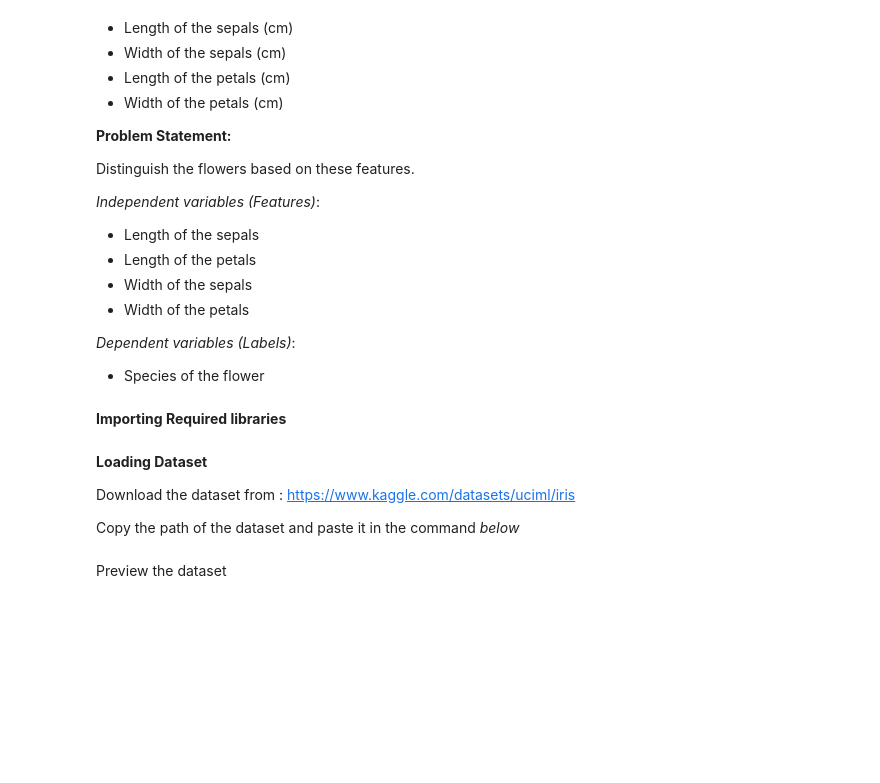
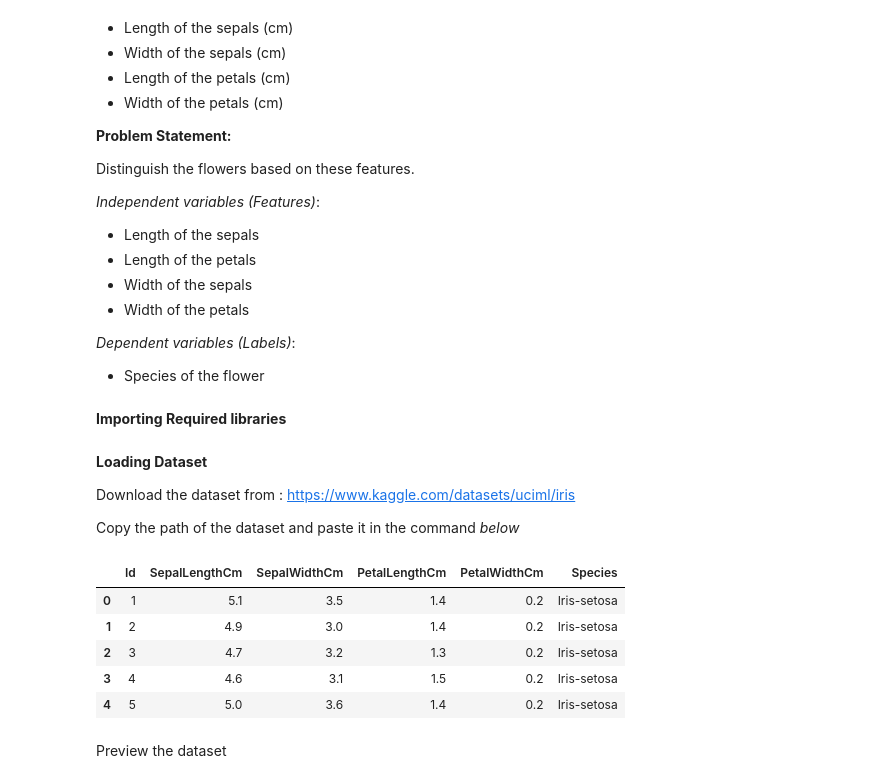
Before and after one commit to AshAndEmbers/Week2-DataPreprocessing, a Jupyter notebook: Week 2.ipynb, the cells around one changed output. Saved outputs shown, nothing was run; the diff lists cells and outputs as text; code cells hidden in the pictures; blank space fills up the shorter version.

```diff
--- a/Week 2.ipynb
+++ b/Week 2.ipynb
@@ -257,3 +183,23 @@ dataset_1 = pd.read_csv('/content/drive/MyDrive/Tutorials/Datasets/Iris.csv')
+# %%
+# The local folder path where kagglehub saved the dataset
+kaggle_path = '/Users/Aasmaa/.cache/kagglehub/datasets/uciml/iris/versions/2'
+
+# Combine the folder path with the actual filename
+# Note: Kaggle datasets are usually named 'Iris.csv' or 'iris.csv'
+file_path = os.path.join(kaggle_path, 'Iris.csv')
+
+# Load the dataset
+dataset_1 = pd.read_csv(file_path)
+
+# Show the first few rows
+dataset_1.head()
+# %% [output]
+|  | Id | SepalLengthCm | SepalWidthCm | PetalLengthCm | PetalWidthCm | Species |
+| 0 | 1 | 5.1 | 3.5 | 1.4 | 0.2 | Iris-setosa |
+| 1 | 2 | 4.9 | 3.0 | 1.4 | 0.2 | Iris-setosa |
+| 2 | 3 | 4.7 | 3.2 | 1.3 | 0.2 | Iris-setosa |
+| 3 | 4 | 4.6 | 3.1 | 1.5 | 0.2 | Iris-setosa |
+| 4 | 5 | 5.0 | 3.6 | 1.4 | 0.2 | Iris-setosa |
 # %% [markdown]
 Preview the dataset
 # %%
```
Also changed, not shown: parts of 31 cells of this notebook.
